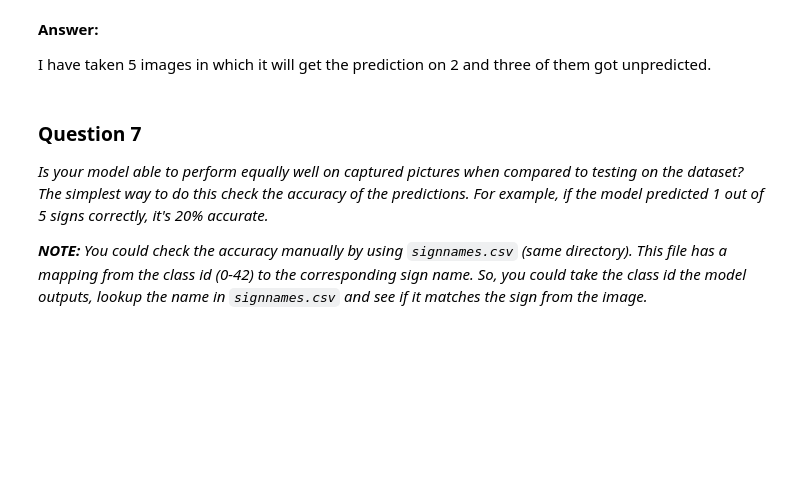
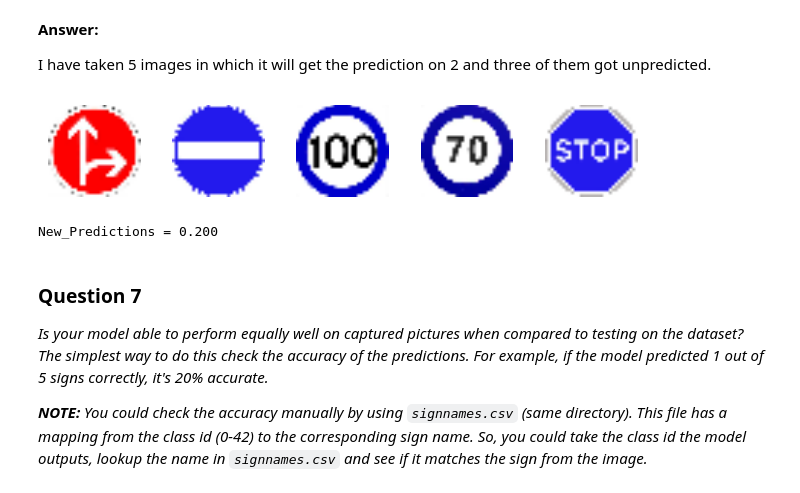
Before and after one commit to rajeev921/self-driving-car, a Jupyter notebook: P2-CarND-Traffic-Sign-Classifier/Traffic_Sign_Classifier.ipynb, the cells around one changed output. Saved outputs shown, nothing was run; the diff lists cells and outputs as text; code cells hidden in the pictures; blank space fills up the shorter version.

```diff
--- a/P2-CarND-Traffic-Sign-Classifier/Traffic_Sign_Classifier.ipynb
+++ b/P2-CarND-Traffic-Sign-Classifier/Traffic_Sign_Classifier.ipynb
@@ -289,7 +300,9 @@ loss_operation = tf.reduce_mean(cross_entropy)
 optimizer = tf.train.AdamOptimizer(learning_rate = rate)
 training_operation = optimizer.minimize(loss_operation)
 # %%
+# Finding error Prediction
 correct_prediction = tf.equal(tf.argmax(logits, 1), tf.argmax(one_hot_y, 1))
+# Getting the average of error prediction
 accuracy_operation = tf.reduce_mean(tf.cast(correct_prediction, tf.float32))
 
 def evaluate(X_data, y_data):
@@ -298,7 +311,7 @@ def evaluate(X_data, y_data):
     sess = tf.get_default_session()
     for offset in range(0, num_examples, BATCH_SIZE):
         batch_x, batch_y = X_data[offset:offset+BATCH_SIZE], y_data[offset:offset+BATCH_SIZE]
-        accuracy = sess.run(accuracy_operation, feed_dict={x: batch_x, y: batch_y})
+        accuracy = sess.run(accuracy_operation, feed_dict={x: batch_x, y: batch_y, keep_prob: keep_probablity})
         total_accuracy += (accuracy * len(batch_x))
     return total_accuracy / num_examples
 # %%
@@ -318,7 +331,7 @@ with tf.Session() as sess:
         for offset in range(0, num_examples, BATCH_SIZE):
             end = offset + BATCH_SIZE
             batch_x, batch_y = X_train[offset:end], y_train[offset:end]
-            sess.run(training_operation, feed_dict={x: batch_x, y: batch_y})
+            sess.run(training_operation, feed_dict={x: batch_x, y: batch_y, keep_prob: keep_probablity})
 
         validation_accuracy = evaluate(X_validation, y_validation)
         print("EPOCH {} ...".format(i+1))
@@ -571,0 +575,36 @@ print(new_predictions_no_training)
+# %%
+def process_newimage_file(name):
+    image = cv2.imread(name)
+    image = cv2.resize(image,(32,32))
+    img_yuv = cv2.cvtColor(image, cv2.COLOR_BGR2YUV)
+    # equalize the histogram of the Y channel
+    img_yuv[:,:,0] = cv2.equalizeHist(img_yuv[:,:,0])
+    img_output = cv2.cvtColor(img_yuv, cv2.COLOR_YUV2BGR)
+    image = image/255.-.5
+    return image
+
+def plot_newImage_3C(n_row,n_col,X):
+
+    plt.figure(figsize = (8,6))
+    gs1 = gridspec.GridSpec(n_row,n_row)
+    gs1.update(wspace=0.01, hspace=0.02) # set the spacing between axes.
+
+    for i in range(n_row*n_col):
+        # i = i + 1 # grid spec indexes from 0
+        ax1 = plt.subplot(gs1[i])
+        plt.axis('on')
+        ax1.set_xticklabels([])
+        ax1.set_yticklabels([])
+        ax1.set_aspect('equal')
+        #plt.subplot(4,11,i+1)
+        ind_plot = i
+        plt.imshow(X[ind_plot])
+        plt.axis('off')
+    plt.show()
+# %%
+X_newtrain = [process_newimage_file("./images/"+name) for name in os.listdir("./images/")]
+X_newtrain = np.array(X_newtrain ,dtype = np.float32)
+# %%
+plot_newImage_3C(5,1,X_newtrain+.5)
+# %% [output]
+[figure, added]
@@ -572,6 +616,10 @@ print(new_predictions_no_training)
 # %%
 with tf.Session() as sess:
-    loader = tf.train.import_meta_graph('C:/self-drive-car/CarND-Traffic-Sign-Classifier/traffic_sign.meta')
+    loader = tf.train.import_meta_graph('C:/self-drive/self-drive-car/P2-CarND-Traffic-Sign-Classifier/.meta')
     loader.restore(sess, tf.train.latest_checkpoint('./'))
+    new_predictions = sess.run(accuracy_operation, feed_dict={x: X_newtrain, y: y_newtrain, keep_prob:0.5})
 
-    new_predictions = sess.run(x, feed_dict={x: X_train})
+    print("New_Predictions = {:.3f}".format(new_predictions))
+    print()
+# %% [output]
+New_Predictions = 0.200
```
Also changed, not shown: parts of 21 cells of this notebook, 8 other files.
